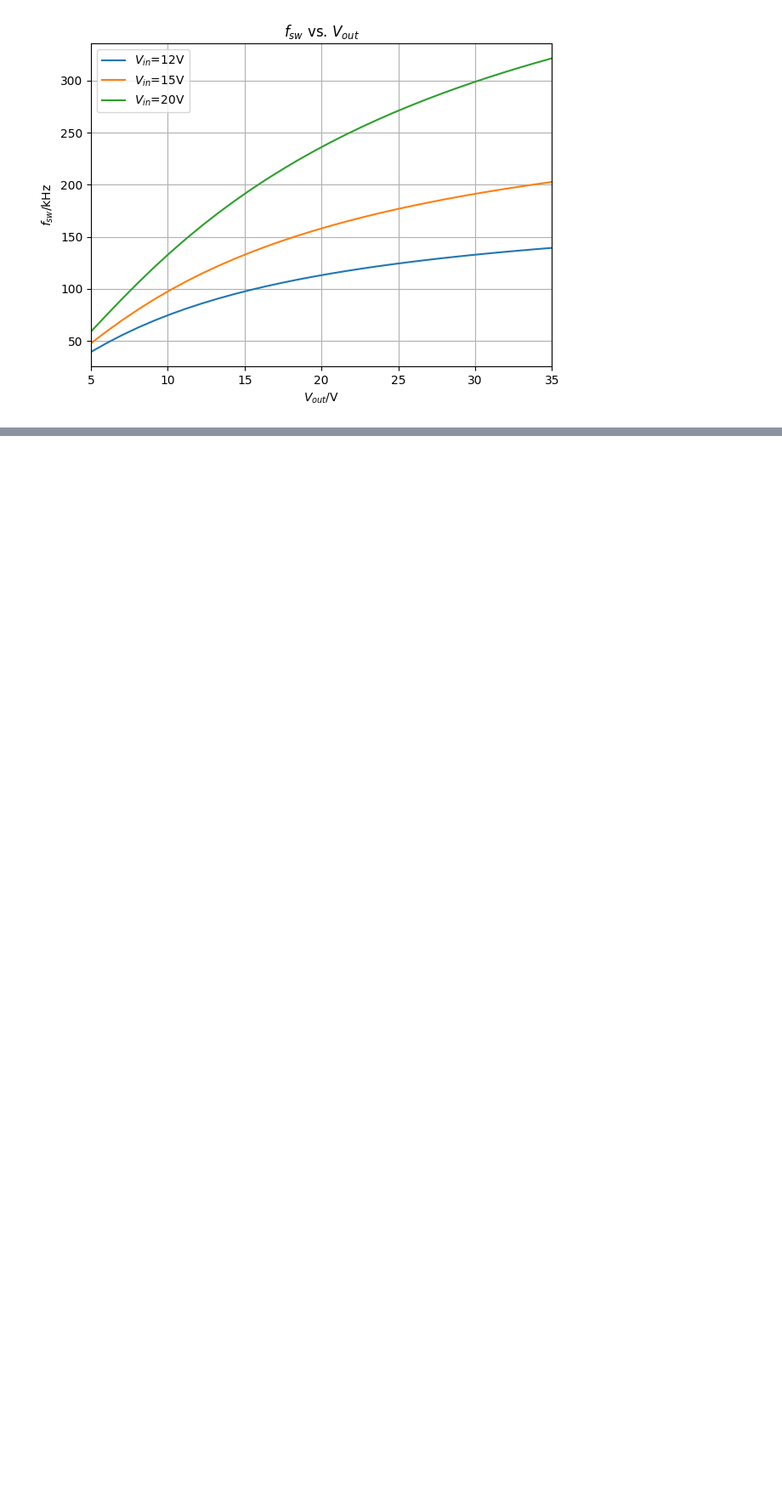
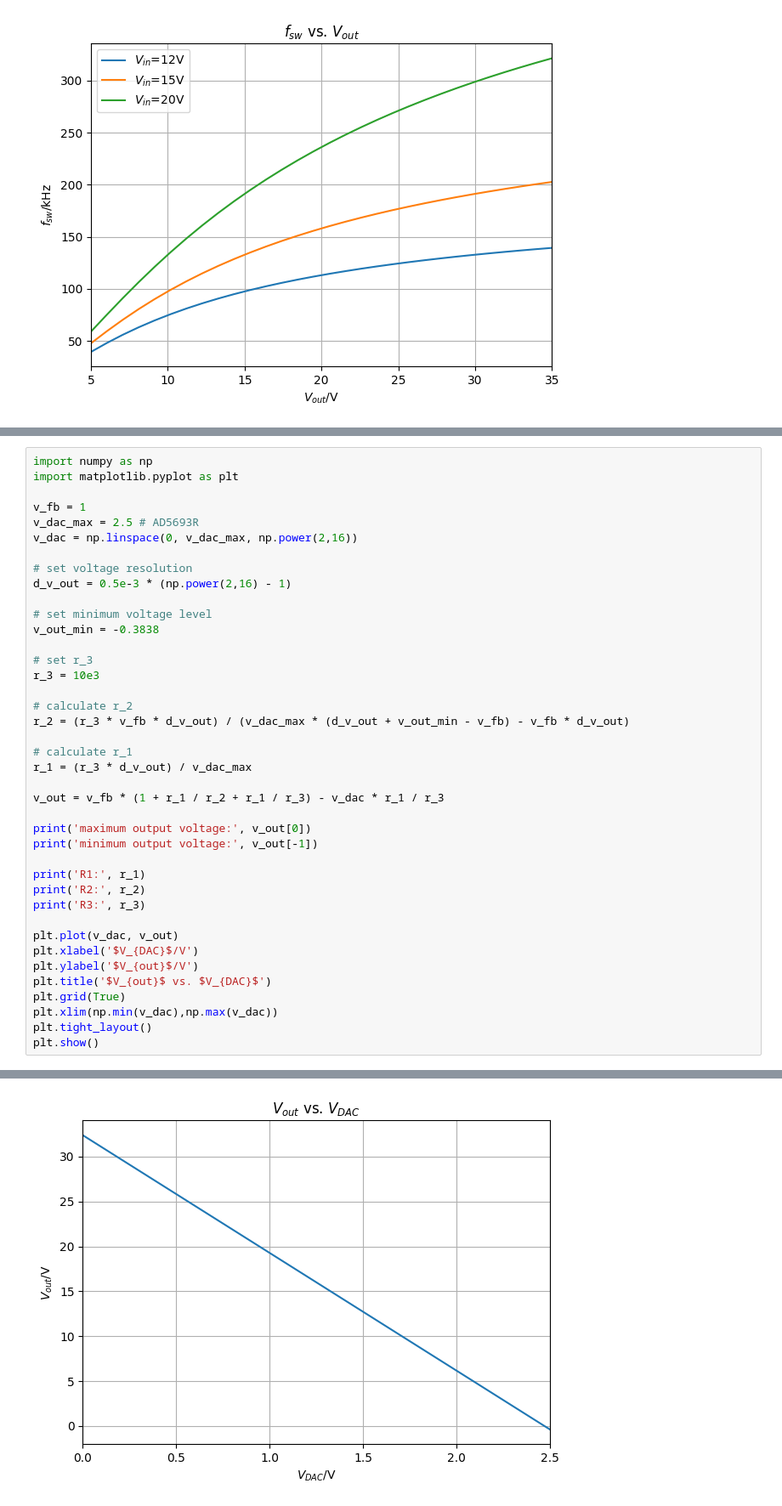
Before and after one commit to juulsA/usb-c-pd-vps, a Jupyter notebook: calculations/usb-c-pd-vps.ipynb, the cells around one changed output, grey strips where cells are left out. Shown at 85% size. Saved outputs shown, nothing was run; the diff lists cells and outputs as text; blank space fills up the shorter version.

Commit message:
changed voltage generation style
updated all equations

```diff
--- a/calculations/usb-c-pd-vps.ipynb
+++ b/calculations/usb-c-pd-vps.ipynb
@@ -211,0 +164,41 @@ minimal Vout (coarse tuned): 1.233238983625102
+# %%
+import numpy as np
+import matplotlib.pyplot as plt
+
+v_fb = 1
+v_dac_max = 2.5 # AD5693R
+v_dac = np.linspace(0, v_dac_max, np.power(2,16))
+
+# set voltage resolution
+d_v_out = 0.5e-3 * (np.power(2,16) - 1)
+
+# set minimum voltage level
+v_out_min = -0.3838
+
+# set r_3
+r_3 = 10e3
+
+# calculate r_2
+r_2 = (r_3 * v_fb * d_v_out) / (v_dac_max * (d_v_out + v_out_min - v_fb) - v_fb * d_v_out)
+
+# calculate r_1
+r_1 = (r_3 * d_v_out) / v_dac_max
+
+v_out = v_fb * (1 + r_1 / r_2 + r_1 / r_3) - v_dac * r_1 / r_3
+
+print('maximum output voltage:', v_out[0])
+print('minimum output voltage:', v_out[-1])
+
+print('R1:', r_1)
+print('R2:', r_2)
+print('R3:', r_3)
+
+plt.plot(v_dac, v_out)
+plt.xlabel('$V_{DAC}$/V')
+plt.ylabel('$V_{out}$/V')
+plt.title('$V_{out}$ vs. $V_{DAC}$')
+plt.grid(True)
+plt.xlim(np.min(v_dac),np.max(v_dac))
+plt.tight_layout()
+plt.show()
+# %% [output]
@@ -211,0 +210 @@ minimal Vout (coarse tuned): 1.233238983625102
+[figure, added]
```
Also changed, not shown: parts of 4 cells of this notebook.
